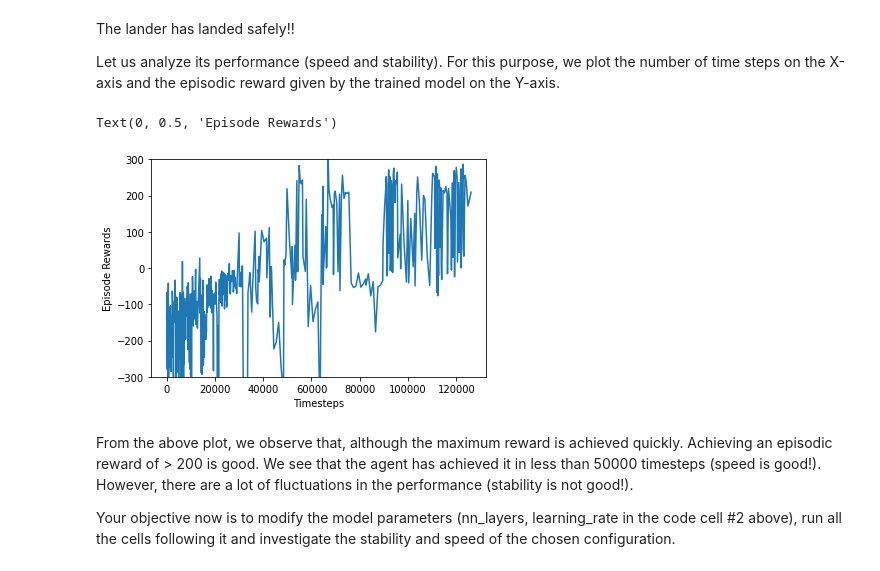
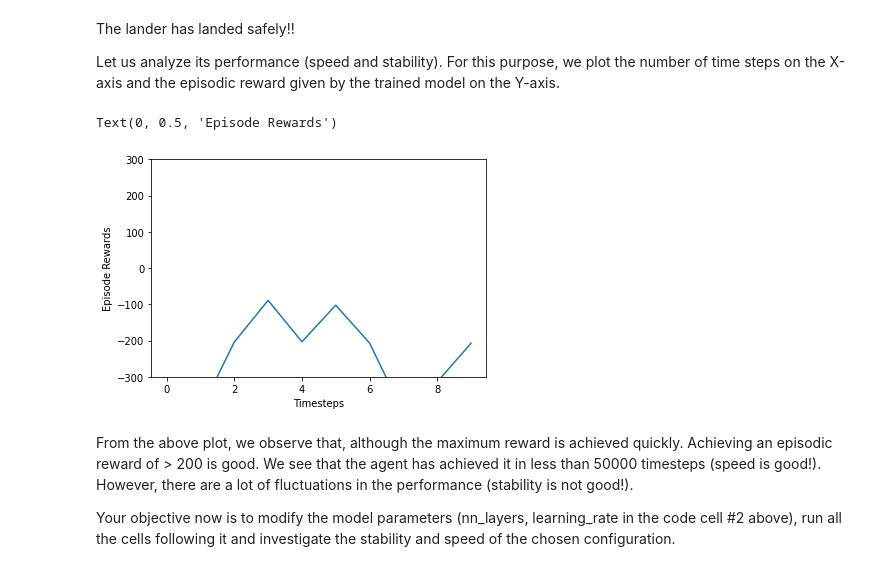
Before and after one commit to carlacodes/atchekegroup1lunarlanding, a Jupyter notebook: lunar_lander_group1_atcheke.ipynb, the cells around one changed output. Saved outputs shown, nothing was run; the diff lists cells and outputs as text; code cells hidden in the pictures.

```diff
--- a/lunar_lander_group1_atcheke.ipynb
+++ b/lunar_lander_group1_atcheke.ipynb
@@ -390,14 +366,14 @@ The lander has landed safely!!
 
 Let us analyze its performance (speed and stability). For this purpose, we plot the number of time steps on the X-axis and the episodic reward given by the trained model on the Y-axis.
 # %%
-x, y = ts2xy(load_results(log_dir), 'timesteps')  # Organising the logged results in to a clean format for plotting.
+x, y = ts2xy(load_results(log_dir), 'episodes')  # Organising the logged results in to a clean format for plotting. timesteps
 plt.plot(x,y)
 plt.ylim([-300, 300])
 plt.xlabel('Timesteps')
 plt.ylabel('Episode Rewards')
 # %% [output]
 Text(0, 0.5, 'Episode Rewards')
-[figure, old version]
+[figure, new version]
 # %% [markdown]
 From the above plot, we observe that, although the maximum reward is achieved quickly. Achieving an episodic reward of > 200 is good. We see that the agent has achieved it in less than 50000 timesteps (speed is good!). However, there are a lot of fluctuations in the performance (stability is not good!).
 
```
Also changed, not shown: parts of 6 cells of this notebook.
